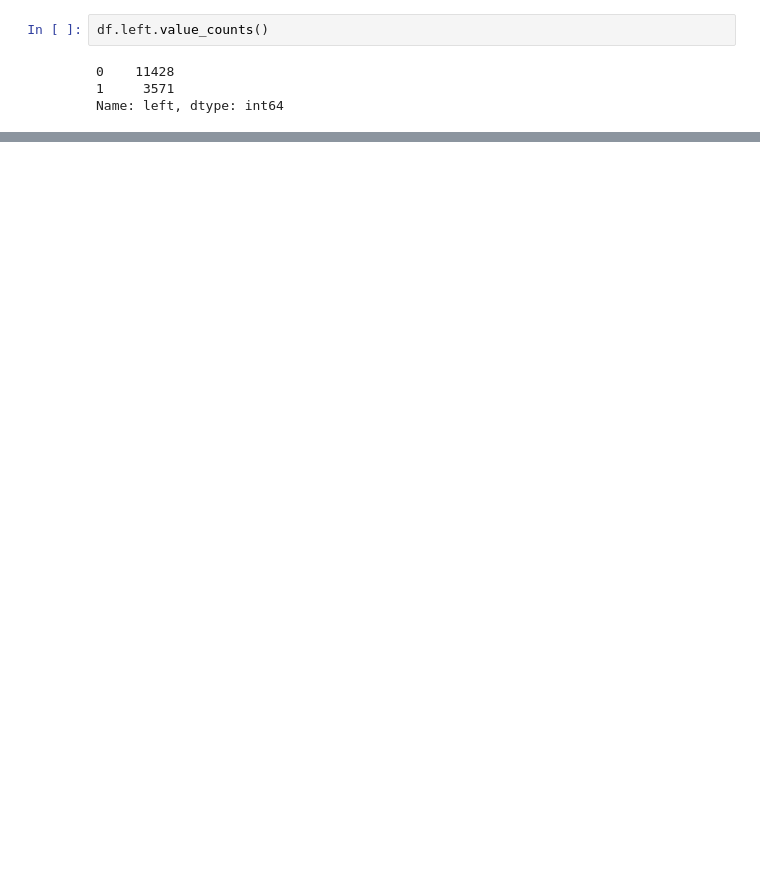
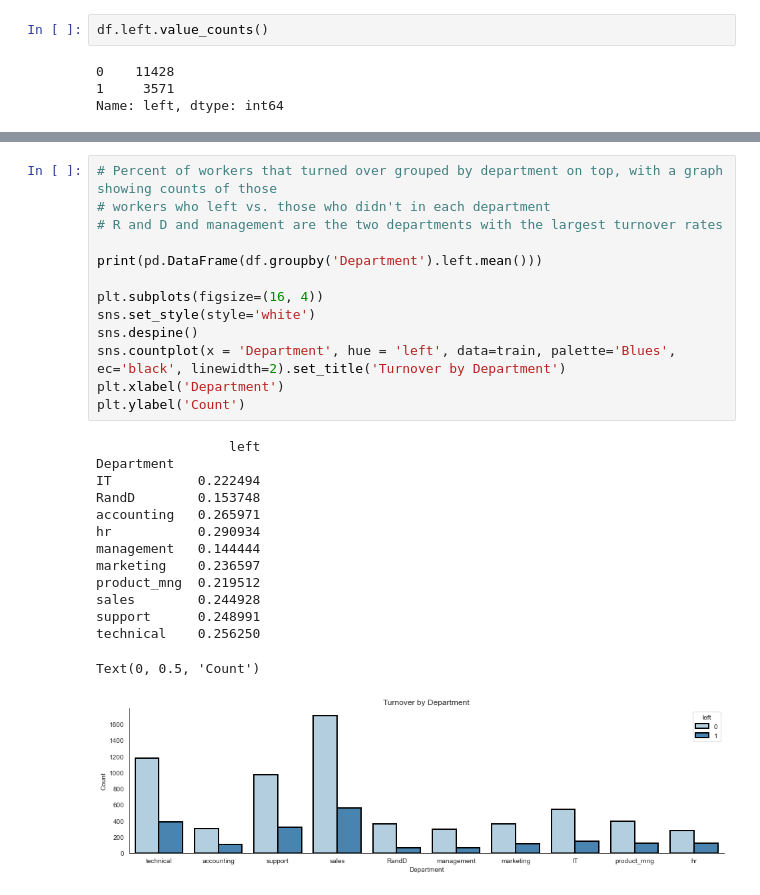
Before and after one commit to Sam-keeler/HR_data_analytics, a Jupyter notebook: turnover_analysis.ipynb, the cells around one changed output, grey strips where cells are left out. Saved outputs shown, nothing was run; the diff lists cells and outputs as text; blank space fills up the shorter version.

```diff
--- a/turnover_analysis.ipynb
+++ b/turnover_analysis.ipynb
@@ -104,0 +132,28 @@ Text(0, 0.5, 'Population')
+# %%
+# Percent of workers that turned over grouped by department on top, with a graph showing counts of those
+# workers who left vs. those who didn't in each department
+# R and D and management are the two departments with the largest turnover rates
+
+print(pd.DataFrame(df.groupby('Department').left.mean()))
+
+plt.subplots(figsize=(16, 4))
+sns.set_style(style='white')
+sns.despine()
+sns.countplot(x = 'Department', hue = 'left', data=train, palette='Blues', ec='black', linewidth=2).set_title('Turnover by Department')
+plt.xlabel('Department')
+plt.ylabel('Count')
+# %% [output]
+                 left
+Department
+IT           0.222494
+RandD        0.153748
+accounting   0.265971
+hr           0.290934
+management   0.144444
+marketing    0.236597
+product_mng  0.219512
+sales        0.244928
+support      0.248991
+technical    0.256250
+Text(0, 0.5, 'Count')
+[figure, added]
```
Also changed, not shown: parts of 7 cells of this notebook, 1 other file.
